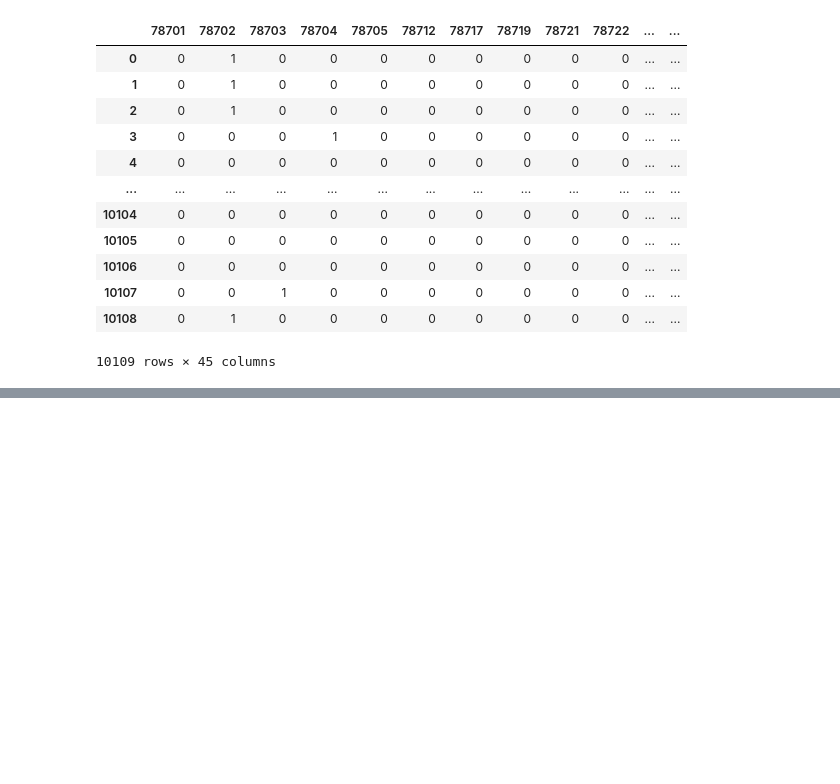
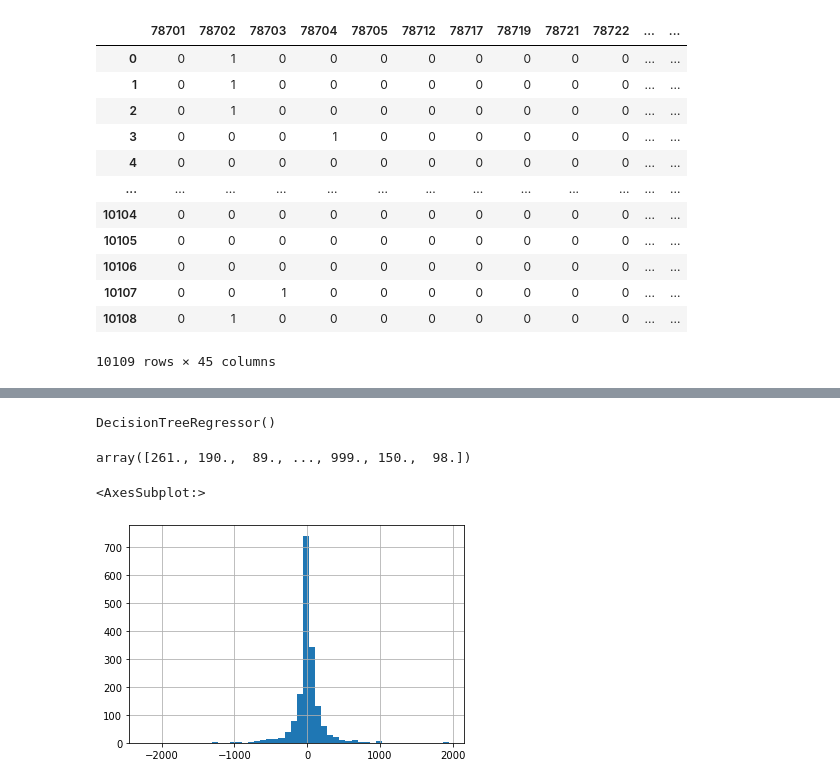
Before and after one commit to rezaganj/Capstone2-Airbnb-Price-Prediction, a Jupyter notebook: notebooks/airbnb_main.ipynb, the cells around one changed output, grey strips where cells are left out. Cells and saved outputs as stored; diff of their text form; code cells hidden in the pictures; blank space fills up the shorter version.

```diff
--- a/notebooks/airbnb_main.ipynb
+++ b/notebooks/airbnb_main.ipynb
@@ -477,0 +521,16 @@ memory usage: 1.4+ MB
+# %%
+dtr = DecisionTreeRegressor()
+dtr.fit(X_train, y_train)
+# %% [output]
+DecisionTreeRegressor()
+# %%
+dtr.predict(X_test)
+# %% [output]
+array([261., 190.,  89., ..., 999., 150.,  98.])
+# %%
+resid_dtr = dtr.predict(X_test) - y_test
+# %%
+resid_dtr.hist(bins=50)
+# %% [output]
+<AxesSubplot:>
+[figure, added]
```
Also changed, not shown: parts of 30 cells of this notebook.
